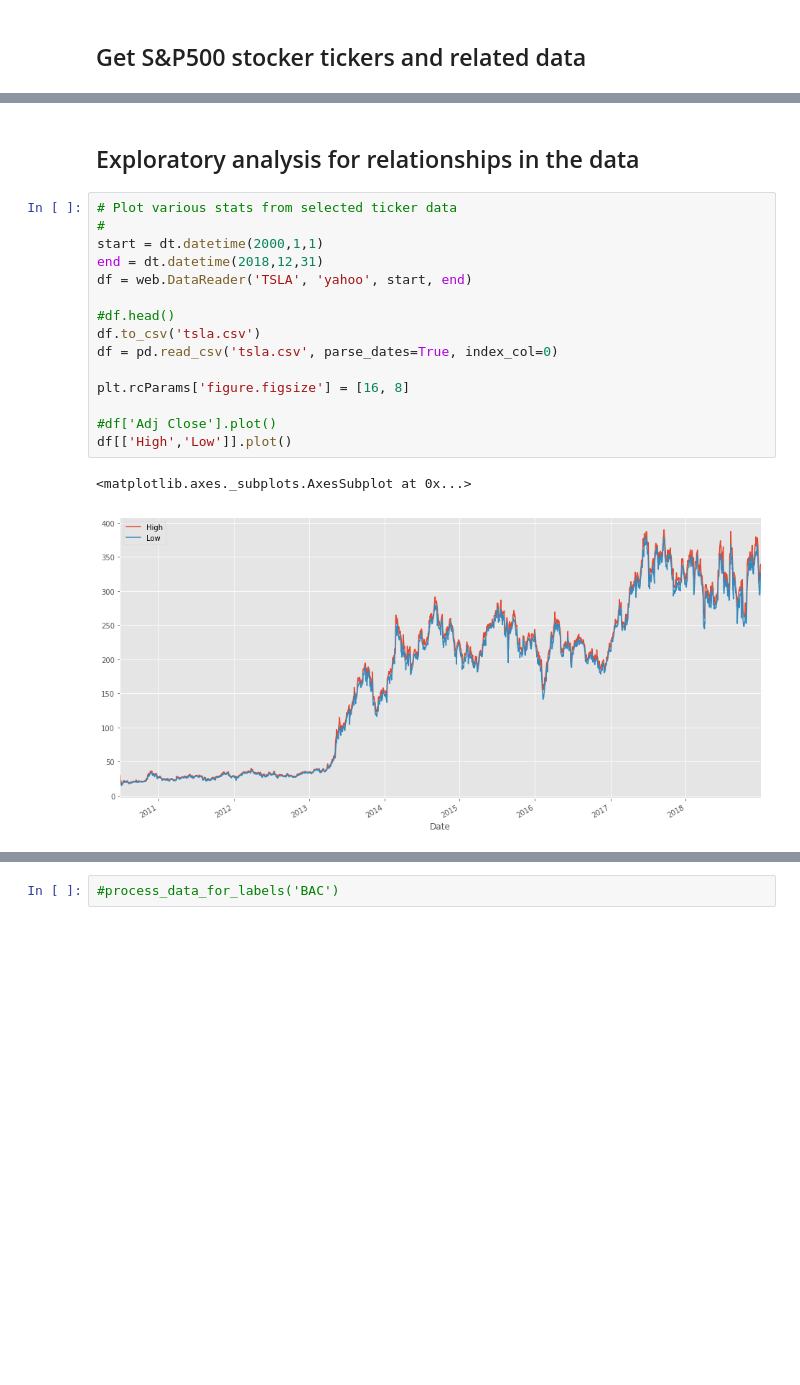
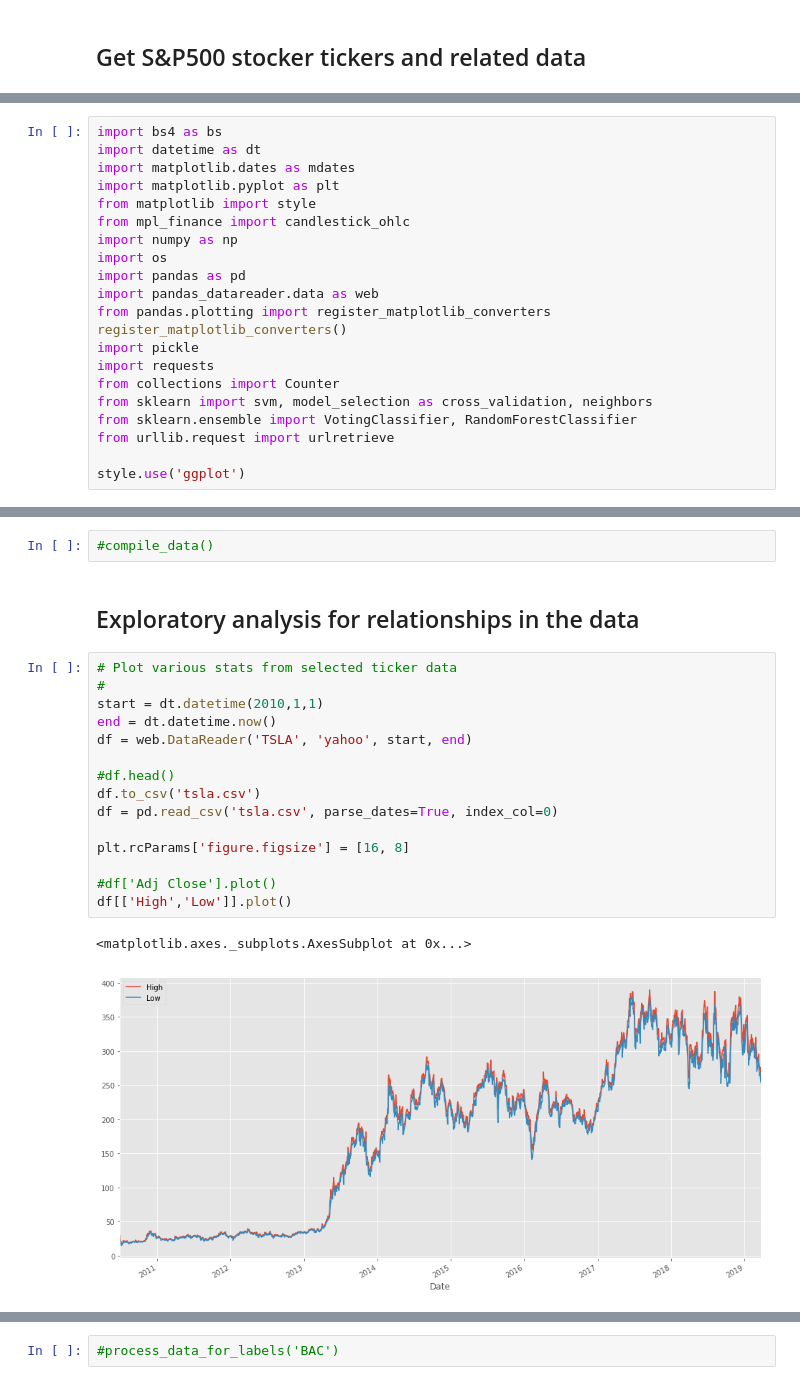
Before and after one commit to pugwala/FinancialExploratoryAnalysis, a Jupyter notebook: FinancialExploratoryAnalysis.ipynb, the cells around one changed output, grey strips where cells are left out. Saved outputs shown, nothing was run; the diff lists cells and outputs as text; blank space fills up the shorter version.

```diff
--- a/FinancialExploratoryAnalysis.ipynb
+++ b/FinancialExploratoryAnalysis.ipynb
@@ -9,0 +7,21 @@ from financedataanalysis.data import *
+# %%
+import bs4 as bs
+import datetime as dt
+import matplotlib.dates as mdates
+import matplotlib.pyplot as plt
+from matplotlib import style
+from mpl_finance import candlestick_ohlc
+import numpy as np
+import os
+import pandas as pd
+import pandas_datareader.data as web
+from pandas.plotting import register_matplotlib_converters
+register_matplotlib_converters()
+import pickle
+import requests
+from collections import Counter
+from sklearn import svm, model_selection as cross_validation, neighbors
+from sklearn.ensemble import VotingClassifier, RandomForestClassifier
+from urllib.request import urlretrieve
+
+style.use('ggplot')
@@ -10,23 +92,25 @@ from financedataanalysis.data import *
+# %%
+#compile_data()
 # %% [markdown]
 ## Exploratory analysis for relationships in the data
 # %%
 # Plot various stats from selected ticker data
 #
-start = dt.datetime(2000,1,1)
-end = dt.datetime(2018,12,31)
+start = dt.datetime(2010,1,1)
+end = dt.datetime.now()
 df = web.DataReader('TSLA', 'yahoo', start, end)
 
 #df.head()
 df.to_csv('tsla.csv')
 df = pd.read_csv('tsla.csv', parse_dates=True, index_col=0)
 
 plt.rcParams['figure.figsize'] = [16, 8]
 
 #df['Adj Close'].plot()
 df[['High','Low']].plot()
 # %% [output]
 <matplotlib.axes._subplots.AxesSubplot at 0x...>
-[figure, old version]
+[figure, new version]
 # %%
 # Create 100 day rolling average data as a column in dataset
 #
```
Also changed, not shown: parts of 21 cells of this notebook.
